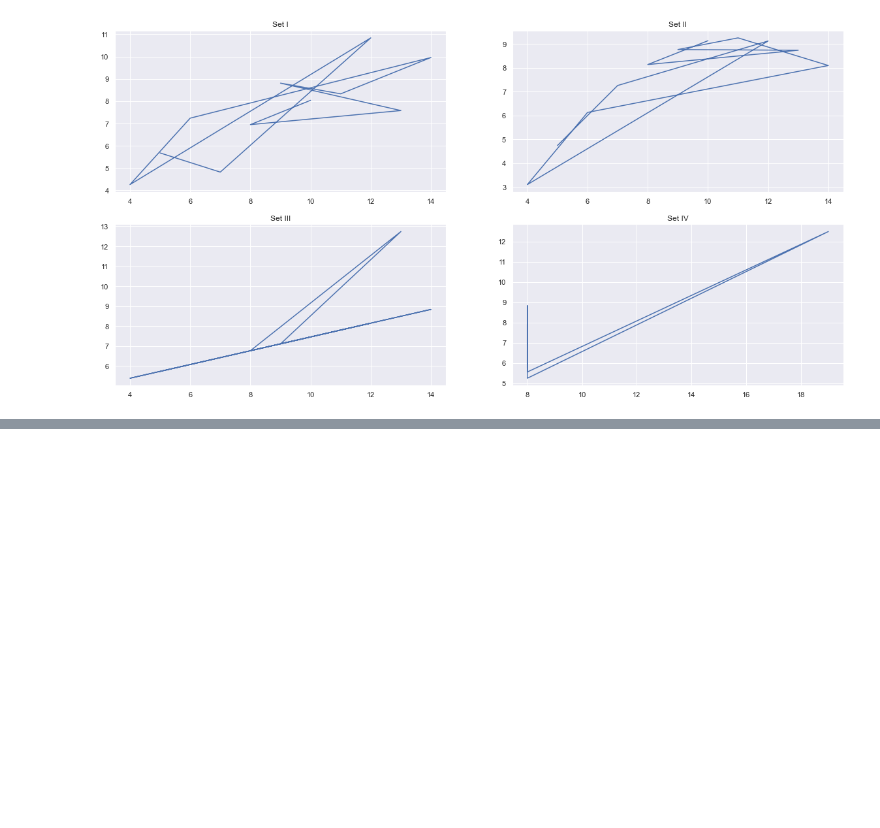
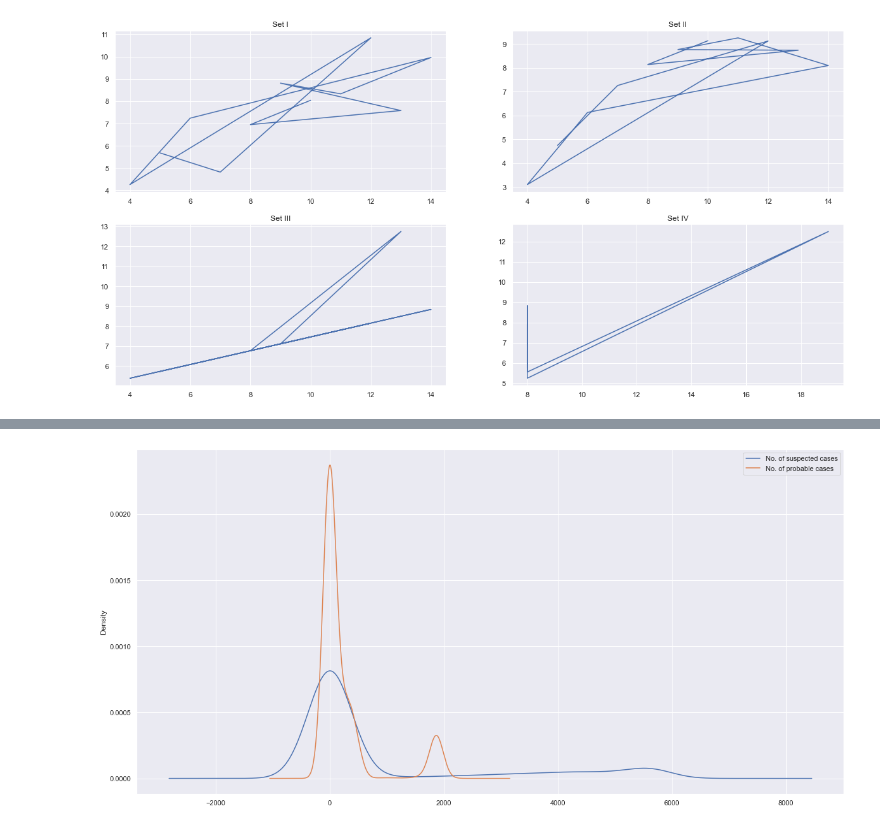
Before and after one commit to stephenkipkurui/Data-Science-Playground, a Jupyter notebook: Pandas4Everyone/Visualizations .ipynb, the cells around one changed output, grey strips where cells are left out. Drawn from its saved outputs; the diff is of its cells as text; code cells hidden in the pictures; blank space fills up the shorter version.

```diff
--- a/Pandas4Everyone/Visualizations .ipynb
+++ b/Pandas4Everyone/Visualizations .ipynb
@@ -92,0 +146,3 @@ plt.show()
+# %%
+ebola = pd.read_csv('ebola.csv')
+ebola.head()
@@ -92,0 +156,7 @@ plt.show()
+# %%
+sub1 = ebola.loc[:, ['Country', 'No. of suspected cases', 'No. of probable cases']]
+# %%
+sub1.plot(kind = 'kde')
+plt.show()
+# %% [output]
+[figure, added]
```
Also changed, not shown: parts of 41 cells of this notebook, 1 other file.
